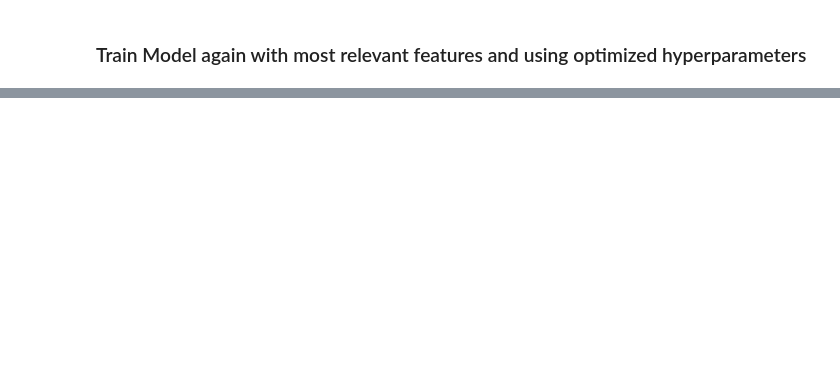
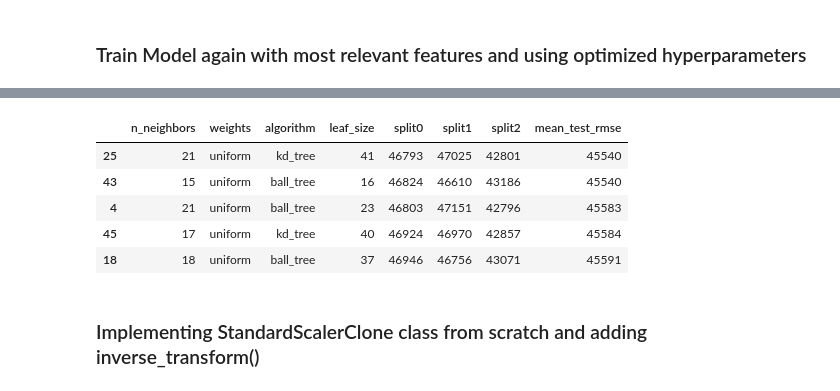
Before and after one commit to igolas0/Predicting-California-Housing-Prices, a Jupyter notebook: Predicting_California_Housing_Prices.ipynb, the cells around one changed output, grey strips where cells are left out. Cells and saved outputs as stored; diff of their text form; code cells hidden in the pictures; blank space fills up the shorter version.

Commit message:
adding feature. KNeighborsRegressor algorithm looks at geo data (latitude,longitude) and infers price based on closest districts

```diff
--- a/Predicting_California_Housing_Prices.ipynb
+++ b/Predicting_California_Housing_Prices.ipynb
@@ -738,0 +792,4 @@ dtype: float64
+# %%
+neighbors_simil = NeighborsSimilarity(n_neighbors=10, weights='uniform', algorithm="auto", leaf_size=30)
+# %%
+similarities = neighbors_simil.fit_transform(housing[["latitude", "longitude"]], y=housing_labels)
@@ -738,0 +818,6 @@ dtype: float64
+# %%
+full_pipeline = Pipeline([
+    ("preprocessing", preprocessing),
+    ("feature_selection", feature_selection),
+    ("random_forest_regressor", RandomForestRegressor(random_state=42, max_features = 9)),
+])
@@ -738,0 +843,16 @@ dtype: float64
+# %%
+from sklearn.model_selection import RandomizedSearchCV
+from scipy.stats import randint
+
+param_distribs = {
+    "preprocessing__neighbor_prices__n_neighbors": randint(1, 30),
+    "preprocessing__neighbor_prices__weights": ["distance", "uniform"],
+    "preprocessing__neighbor_prices__algorithm": ["ball_tree", "kd_tree"],
+    "preprocessing__neighbor_prices__leaf_size": randint(2,50)
+}
+
+new_geo_rnd_search = RandomizedSearchCV(
+    full_pipeline, param_distributions=param_distribs, n_iter=50, cv=3,
+    scoring='neg_root_mean_squared_error', random_state=42)
+
+new_geo_rnd_search.fit(housing.iloc[:5000], housing_labels.iloc[:5000])
@@ -738,0 +876,22 @@ dtype: float64
+# %%
+# extra code – displays the random search results
+cv_res = pd.DataFrame(new_geo_rnd_search.cv_results_)
+cv_res.sort_values(by="mean_test_score", ascending=False, inplace=True)
+cv_res = cv_res[["param_preprocessing__neighbor_prices__n_neighbors",
+                 "param_preprocessing__neighbor_prices__weights",
+                 "param_preprocessing__neighbor_prices__algorithm",
+                 "param_preprocessing__neighbor_prices__leaf_size",
+                 "split0_test_score", "split1_test_score", "split2_test_score", "mean_test_score"]]
+score_cols = ["split0", "split1", "split2", "mean_test_rmse"]
+cv_res.columns = ["n_neighbors", "weights", "algorithm", "leaf_size"] + score_cols
+cv_res[score_cols] = -cv_res[score_cols].round().astype(np.int64)
+cv_res.head()
+# %% [output]
+|  | n_neighbors | weights | algorithm | leaf_size | split0 | split1 | split2 | mean_test_rmse |
+| 25 | 21 | uniform | kd_tree | 41 | 46793 | 47025 | 42801 | 45540 |
+| 43 | 15 | uniform | ball_tree | 16 | 46824 | 46610 | 43186 | 45540 |
+| 4 | 21 | uniform | ball_tree | 23 | 46803 | 47151 | 42796 | 45583 |
+| 45 | 17 | uniform | kd_tree | 40 | 46924 | 46970 | 42857 | 45584 |
+| 18 | 18 | uniform | ball_tree | 37 | 46946 | 46756 | 43071 | 45591 |
+# %% [markdown]
+### Implementing StandardScalerClone class from scratch and adding inverse_transform()
```
Also changed, not shown: parts of 29 cells of this notebook.
